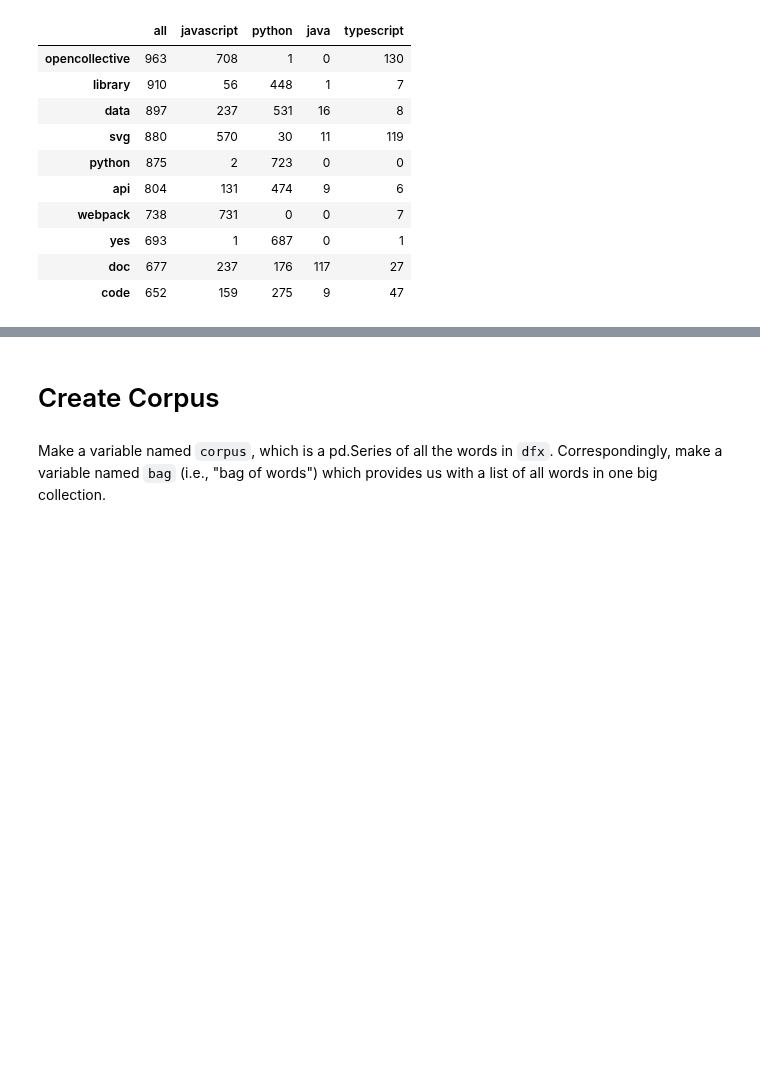
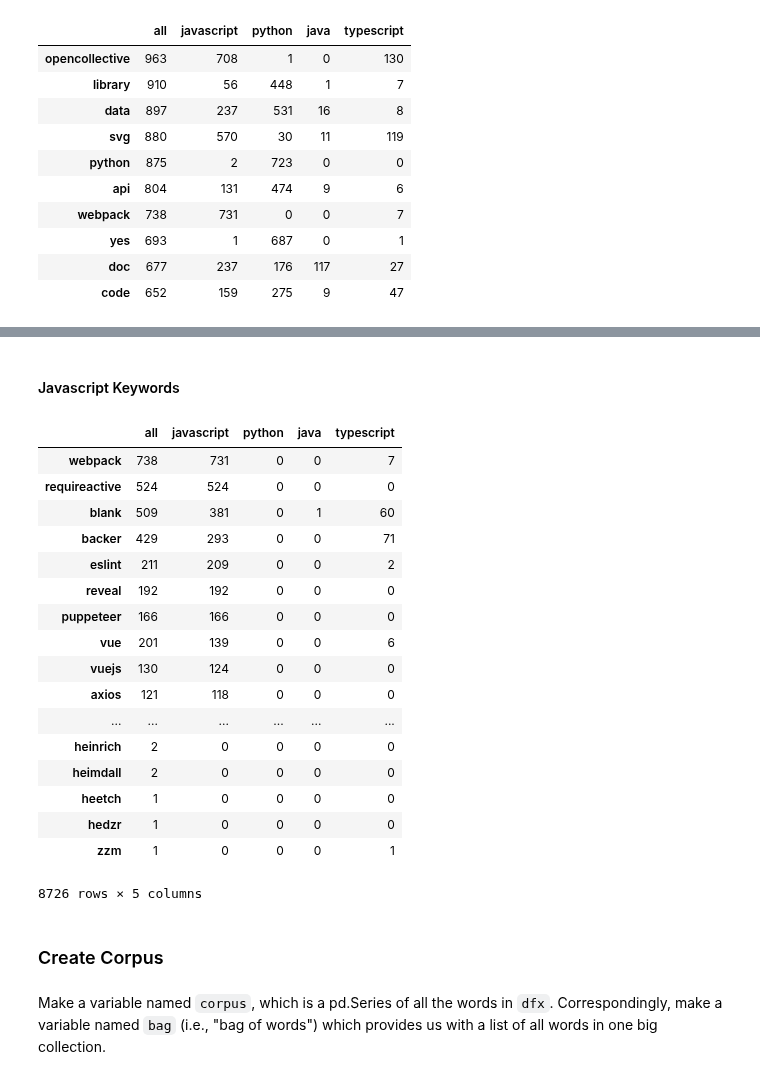
Before and after one commit to pellegrino-nlp/nlp_project, a Jupyter notebook: faith_working_file.ipynb, the cells around one changed output, grey strips where cells are left out. Cells and saved outputs as stored; diff of their text form; code cells hidden in the pictures; blank space fills up the shorter version.

```diff
--- a/faith_working_file.ipynb
+++ b/faith_working_file.ipynb
@@ -447,5 +472,28 @@ word_counts.sort_values(by='all', ascending=False).head(10)
+# %% [markdown]
+#### Javascript Keywords
+# %%
+word_counts[word_counts.python == 0].sort_values(by='javascript', ascending=False)
+# %% [output]
+|  | all | javascript | python | java | typescript |
+| webpack | 738 | 731 | 0 | 0 | 7 |
+| requireactive | 524 | 524 | 0 | 0 | 0 |
+| blank | 509 | 381 | 0 | 1 | 60 |
+| backer | 429 | 293 | 0 | 0 | 71 |
+| eslint | 211 | 209 | 0 | 0 | 2 |
+| reveal | 192 | 192 | 0 | 0 | 0 |
+| puppeteer | 166 | 166 | 0 | 0 | 0 |
+| vue | 201 | 139 | 0 | 0 | 6 |
+| vuejs | 130 | 124 | 0 | 0 | 0 |
+| axios | 121 | 118 | 0 | 0 | 0 |
+| ... | ... | ... | ... | ... | ... |
+| heinrich | 2 | 0 | 0 | 0 | 0 |
+| heimdall | 2 | 0 | 0 | 0 | 0 |
+| heetch | 1 | 0 | 0 | 0 | 0 |
+| hedzr | 1 | 0 | 0 | 0 | 0 |
+| zzm | 1 | 0 | 0 | 0 | 1 |
+8726 rows × 5 columns
 # %% [markdown]
-# Create Corpus
+### Create Corpus
 # %% [markdown]
 Make a variable named `corpus`, which is a pd.Series of all the words in `dfx`. Correspondingly, make a variable named `bag` (i.e., "bag of words") which provides us with a list of all words in one big collection.
 # %%
```
Also changed, not shown: parts of 9 cells of this notebook.
